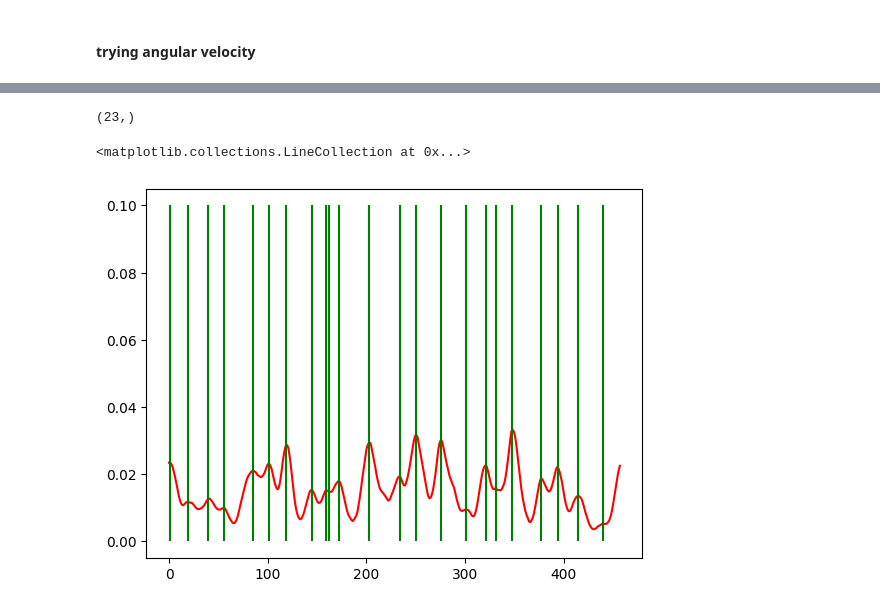
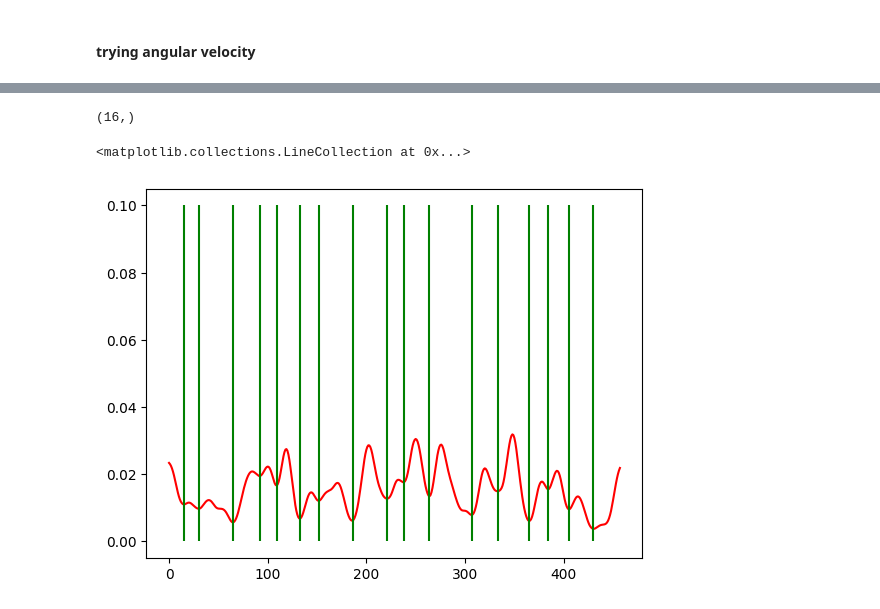
Before and after one commit to ar10000/mountain_goat, a Jupyter notebook: notebooks/move_detector.ipynb, the cells around one changed output, grey strips where cells are left out. Saved outputs shown, nothing was run; the diff lists cells and outputs as text; code cells hidden in the pictures.

```diff
--- a/notebooks/move_detector.ipynb
+++ b/notebooks/move_detector.ipynb
@@ -88,23 +61,23 @@ len(disimilar_frames)
 # %%
-disimilar_frames= []
-length_video = len(resized_frame_list)
-similarity_dict={}
-for id, frame in enumerate(resized_frame_list):
-    if id == length_video-1:
-        break
-    if id ==0 and len(disimilar_frames) == 0: # if disimilar frames is empty add the first frame in the video
-        disimilar_frames.append(frame)
-    new_frame = frame # new  frame
+# disimilar_frames= []
+# length_video = len(resized_frame_list)
+# similarity_dict={}
+# for id, frame in enumerate(resized_frame_list):
+#     if id == length_video-1:
+#         break
+#     if id ==0 and len(disimilar_frames) == 0: # if disimilar frames is empty add the first frame in the video
+#         disimilar_frames.append(frame)
+#     new_frame = frame # new  frame
 
-    recent_signf_frame = disimilar_frames[-1]#most recent significant frame
-    # get_pose_image returns dict of coordinates , so here we change teh values(the coordinates)into an array for the first and
-    #next frame
-    new_frame_coordinates=np.array(list(get_pose_image(new_frame).values()))
-    signf_frame_coordinates = np.array(list(get_pose_image(recent_signf_frame).values()))
-    #calculating similarity
-    similarity = -1 * (spatial.distance.cosine(new_frame_coordinates, signf_frame_coordinates) - 1)
-    print(f'Calculating similarity , now on frame{id}')
+#     recent_signf_frame = disimilar_frames[-1]#most recent significant frame
+#     # get_pose_image returns dict of coordinates , so here we change teh values(the coordinates)into an array for the first and
+#     #next frame
+#     new_frame_coordinates=np.array(list(get_pose_image(new_frame).values()))
+#     signf_frame_coordinates = np.array(list(get_pose_image(recent_signf_frame).values()))
+#     #calculating similarity
+#     similarity = -1 * (spatial.distance.cosine(new_frame_coordinates, signf_frame_coordinates) - 1)
+#     print(f'Calculating similarity , now on frame{id}')
 
-#     print(similarity)
-    if similarity < 0.9998:
-        disimilar_frames.append(new_frame)
+# #     print(similarity)
+#     if similarity < 0.9998:
+#         disimilar_frames.append(new_frame)
@@ -193,14 +123,15 @@ Calculating angle , now on frame457
 # %%
 angles = np.array(list(similarity_dict.values()))
 smooth_angles = signal.savgol_filter(x=angles, window_length=18, polyorder=3, mode='nearest')
 smoother_angles = signal.savgol_filter(x=smooth_angles, window_length=18, polyorder=3, mode='nearest')
-maxima_indices= signal.argrelmax(smoother_angles)
+smoother_angles = signal.savgol_filter(x=smoother_angles, window_length=18, polyorder=3, mode='nearest')
+minima_indices= signal.argrelmin(smoother_angles)
 print(maxima_indices[0].shape)
 # plt.plot(angles)
 # plt.plot(smooth_angles, color='b')
 plt.plot(smoother_angles, color='r')
-plt.vlines(maxima_indices[0], ymin=0, ymax=0.10, colors='g')
+plt.vlines(minima_indices[0], ymin=0, ymax=0.10, colors='g')
 # %% [output]
-(23,)
+(16,)
 <matplotlib.collections.LineCollection at 0x...>
-[figure, old version]
+[figure, new version]
```
Also changed, not shown: parts of 20 cells of this notebook, 1 other file.
